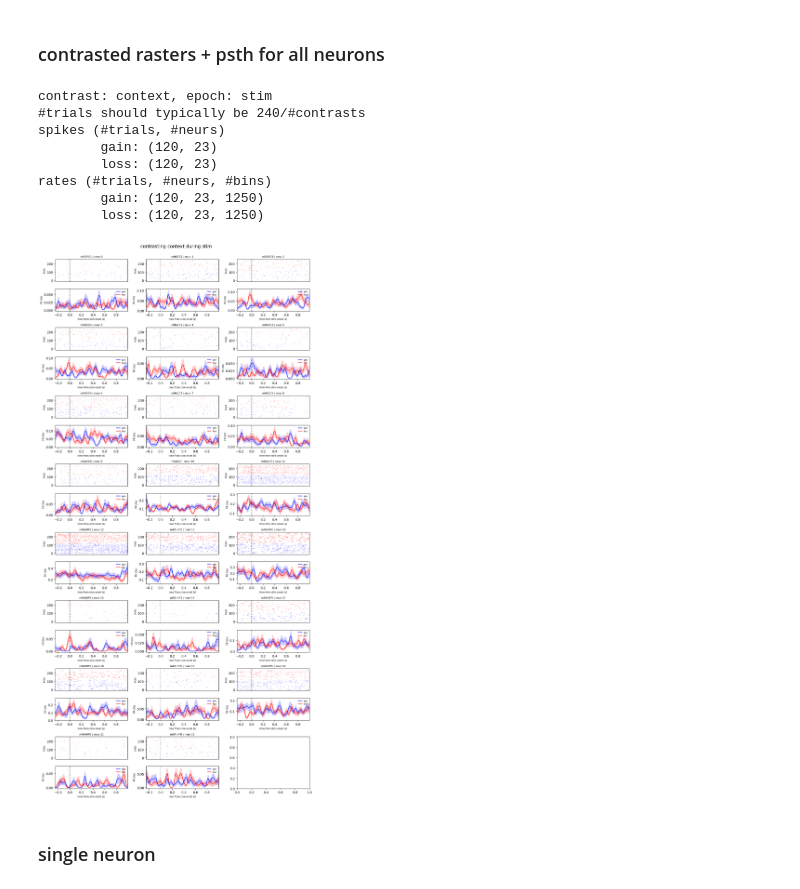
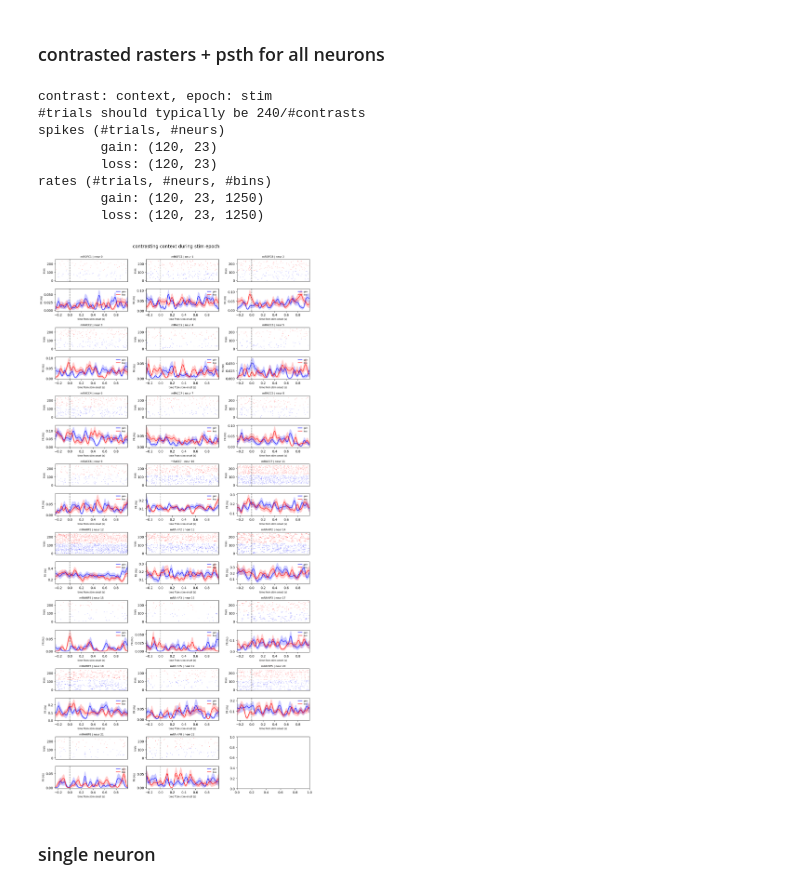
Before and after one commit to siyer7/asymmetry_design, a Jupyter notebook: code/python/neur_analyses.ipynb, the cells around one changed output. Drawn from its saved outputs; the diff is of its cells as text; code cells hidden in the pictures.

```diff
--- a/code/python/neur_analyses.ipynb
+++ b/code/python/neur_analyses.ipynb
@@ -574,35 +574,35 @@ for neur_id in range(n_neurs):
 
         # for plotting
         mu = cont_data.mean(axis=0)
         sderr = (cont_data.std(axis=0, ddof=1) / np.sqrt(cont_data.shape[0])
                  if cont_data.shape[0] > 1 else np.zeros_like(mu))
         ax_psth.plot(bin_centers, mu, color=cont_color, alpha=0.9, label=cont_label)
         ax_psth.fill_between(bin_centers, mu - sderr, mu + sderr,
                              color=cont_color, alpha=0.2, linewidth=0)
 
     ax_psth.axvline(0, color='k', linestyle='--', alpha=0.5)
     ax_psth.set_xlim(bin_centers[0], bin_centers[-1])
     ax_psth.set_ylabel(f"{yaxis_lab} FR (Hz)", fontsize=7)
     ax_psth.set_xlabel(f"time from {epoch} onset (s)", fontsize=7)
 
     # small legend per neuron (optional — you can drop this if too cluttered)
     ax_psth.legend(loc='upper right', fontsize=6, frameon=False)
 
     ax_idx += 1
 
-plt.suptitle(f"contrasting {contrast} during {epoch}", y=1.0, fontsize=14)
+plt.suptitle(f"contrasting {contrast} during {epoch} epoch", y=1.0, fontsize=14)
 plt.tight_layout()
 plt.show()
 # %% [output]
 contrast: context, epoch: stim
 #trials should typically be 240/#contrasts
 spikes (#trials, #neurs)
         gain: (120, 23)
         loss: (120, 23)
 rates (#trials, #neurs, #bins)
         gain: (120, 23, 1250)
         loss: (120, 23, 1250)
-[figure, old version]
+[figure, new version]
 # %% [markdown]
 ### single neuron
 # %%
```
Also changed, not shown: parts of 1 cell of this notebook, 13 other files.
